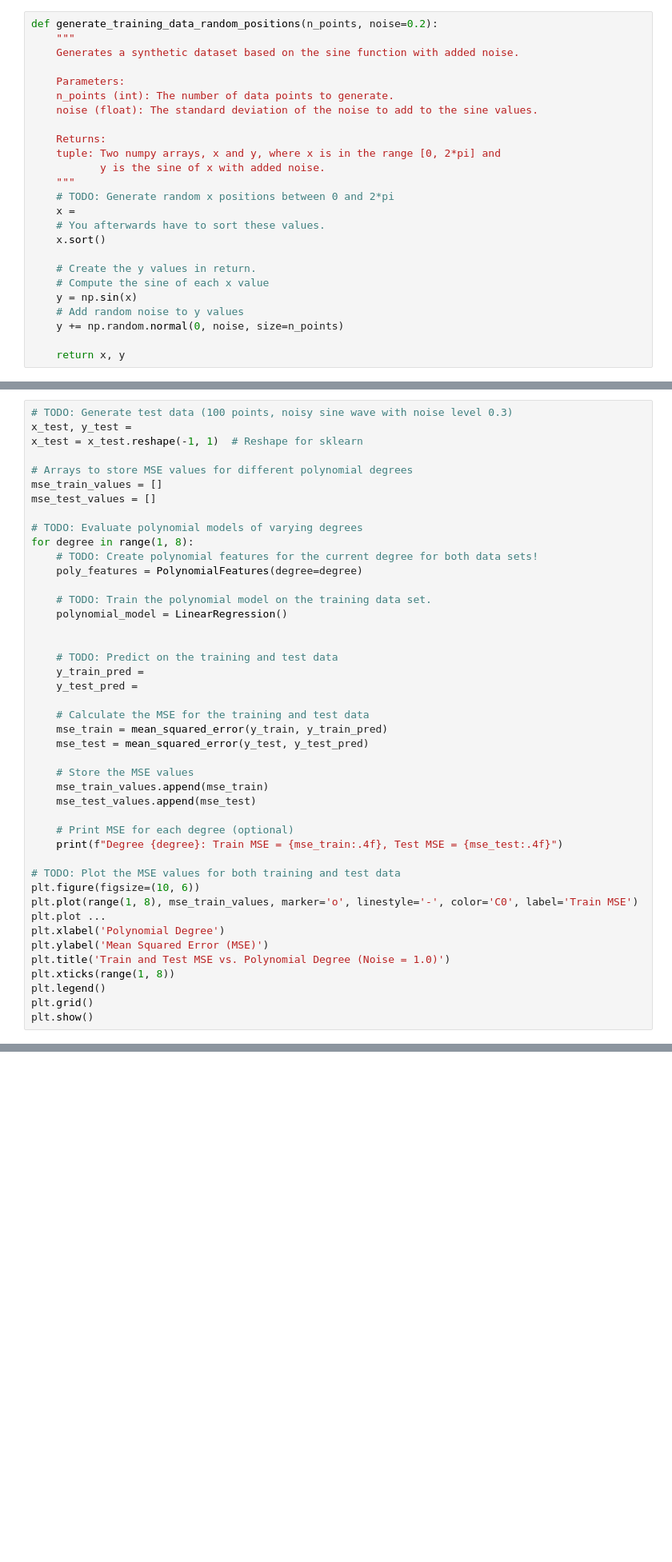
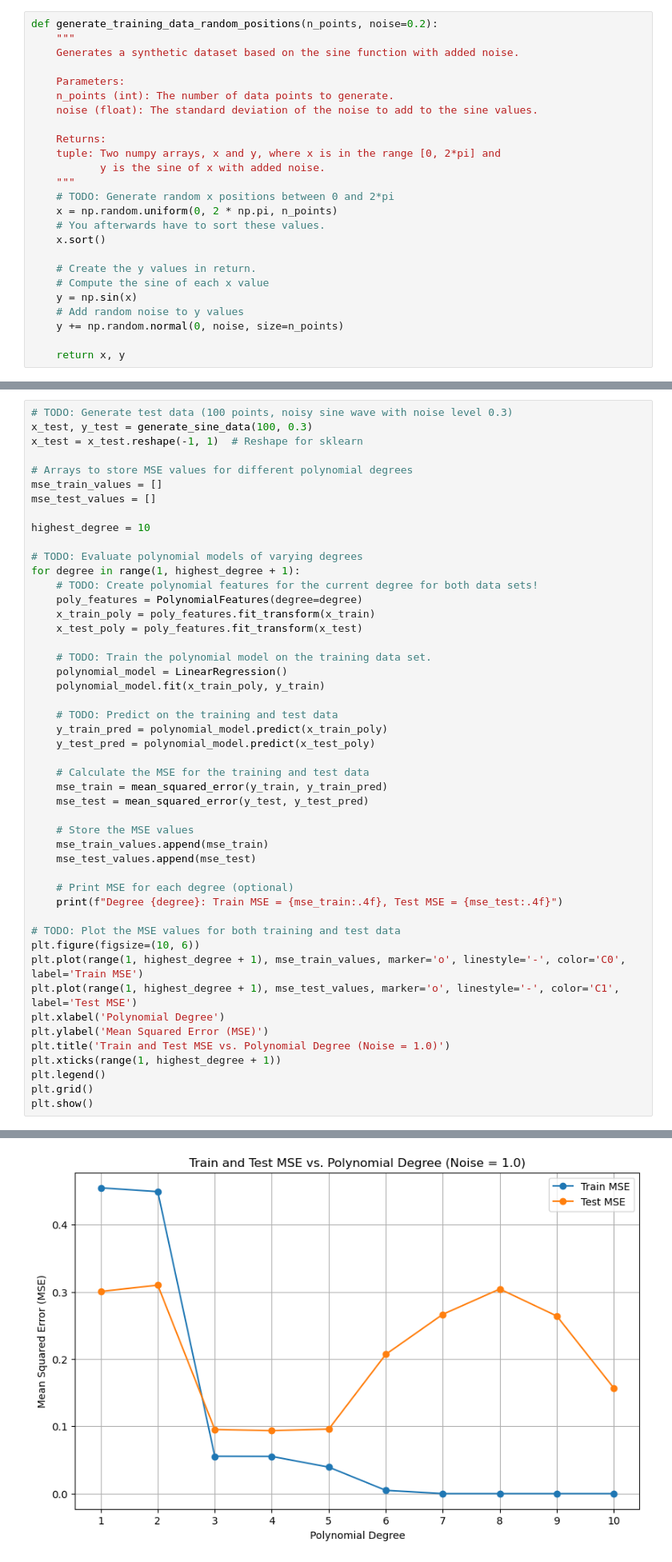
Before and after one commit to MarvinKohnen/deep-reinforcement-learning, a Jupyter notebook: drl_deep_course/3_Overfitting/3_B_overfitting.ipynb, the cells around one changed output, grey strips where cells are left out. Shown: that part at 80% size. Saved outputs shown, nothing was run; the diff lists cells and outputs as text; blank space fills up the shorter version.

```diff
--- a/drl_deep_course/3_Overfitting/3_B_overfitting.ipynb
+++ b/drl_deep_course/3_Overfitting/3_B_overfitting.ipynb
@@ -199,7 +220,7 @@ def generate_training_data_random_positions(n_points, noise=0.2):
            y is the sine of x with added noise.
     """
     # TODO: Generate random x positions between 0 and 2*pi
-    x =
+    x = np.random.uniform(0, 2 * np.pi, n_points)
     # You afterwards have to sort these values.
     x.sort()
 
@@ -267,25 +290,29 @@ The goal is to evaluate the generalization ability of the polynomial models trai
 * plot both curves showing how the MSE develops in relation to the degree of the polynomial.
 # %%
 # TODO: Generate test data (100 points, noisy sine wave with noise level 0.3)
-x_test, y_test =
+x_test, y_test = generate_sine_data(100, 0.3)
 x_test = x_test.reshape(-1, 1)  # Reshape for sklearn
 
 # Arrays to store MSE values for different polynomial degrees
 mse_train_values = []
 mse_test_values = []
 
+highest_degree = 10
+
 # TODO: Evaluate polynomial models of varying degrees
-for degree in range(1, 8):
+for degree in range(1, highest_degree + 1):
     # TODO: Create polynomial features for the current degree for both data sets!
     poly_features = PolynomialFeatures(degree=degree)
+    x_train_poly = poly_features.fit_transform(x_train)
+    x_test_poly = poly_features.fit_transform(x_test)
 
     # TODO: Train the polynomial model on the training data set.
     polynomial_model = LinearRegression()
-
+    polynomial_model.fit(x_train_poly, y_train)
 
     # TODO: Predict on the training and test data
-    y_train_pred =
-    y_test_pred =
+    y_train_pred = polynomial_model.predict(x_train_poly)
+    y_test_pred = polynomial_model.predict(x_test_poly)
 
     # Calculate the MSE for the training and test data
     mse_train = mean_squared_error(y_train, y_train_pred)
@@ -300,12 +327,13 @@ for degree in range(1, 8):
 
 # TODO: Plot the MSE values for both training and test data
 plt.figure(figsize=(10, 6))
-plt.plot(range(1, 8), mse_train_values, marker='o', linestyle='-', color='C0', label='Train MSE')
-plt.plot ...
+plt.plot(range(1, highest_degree + 1), mse_train_values, marker='o', linestyle='-', color='C0', label='Train MSE')
+plt.plot(range(1, highest_degree + 1), mse_test_values, marker='o', linestyle='-', color='C1', label='Test MSE')
 plt.xlabel('Polynomial Degree')
 plt.ylabel('Mean Squared Error (MSE)')
 plt.title('Train and Test MSE vs. Polynomial Degree (Noise = 1.0)')
-plt.xticks(range(1, 8))
+plt.xticks(range(1, highest_degree + 1))
 plt.legend()
 plt.grid()
 plt.show()
+# %% [output]
@@ -312,3 +350,4 @@ plt.show()
+[figure, added]
 # %% [markdown]
 ---
 
```
Also changed, not shown: parts of 8 cells of this notebook.
